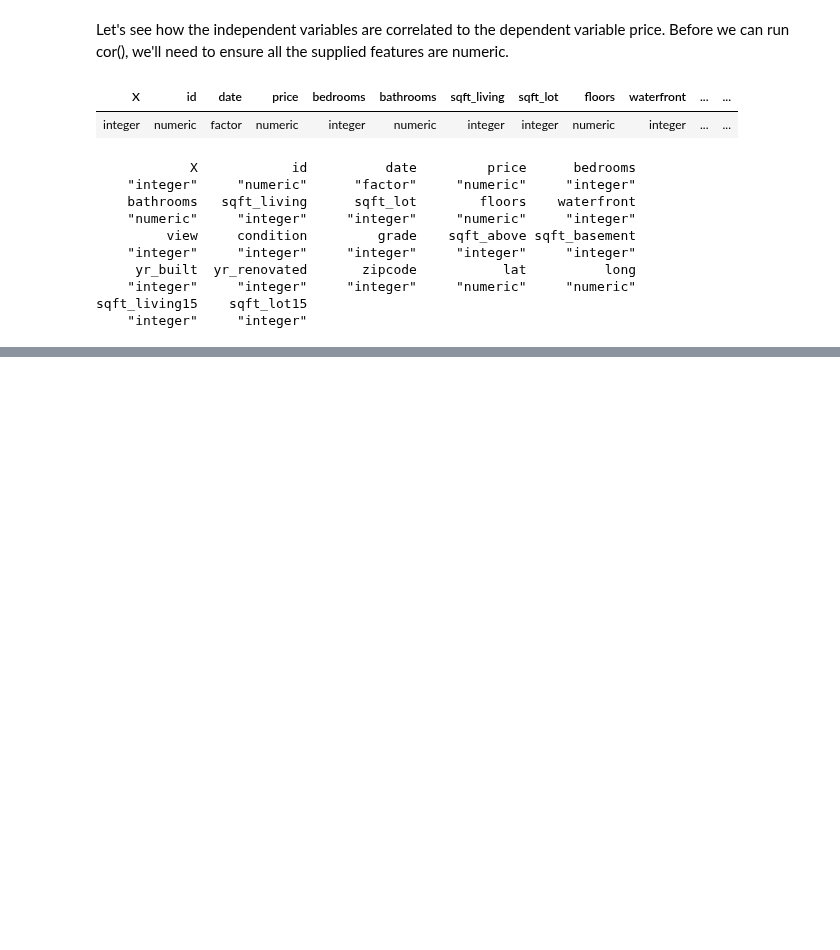
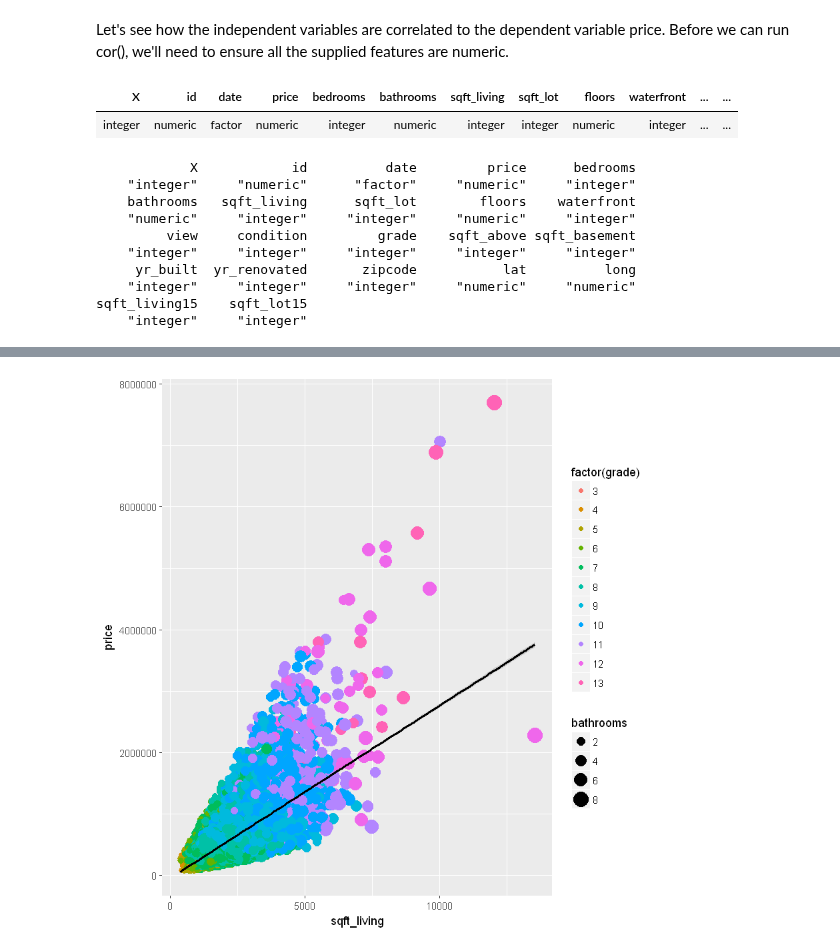
Before and after one commit to iamjz/R-Data, a Jupyter notebook: MultivariateVisualizations.ipynb, the cells around one changed output, grey strips where cells are left out. Drawn from its saved outputs; the diff is of its cells as text; code cells hidden in the pictures; blank space fills up the shorter version.

```diff
--- a/MultivariateVisualizations.ipynb
+++ b/MultivariateVisualizations.ipynb
@@ -53,0 +103,6 @@ sqft_living15    sqft_lot15
+# %%
+ggplot(lessData, aes(x = sqft_living, y = price), main("Price vs Sqft living area")) +
+    geom_point(aes(color = factor(grade), size = bathrooms)) +
+    geom_smooth(method = lm, color = "black")
+# %% [output]
+[figure, added]
```
Also changed, not shown: parts of 14 cells of this notebook.
